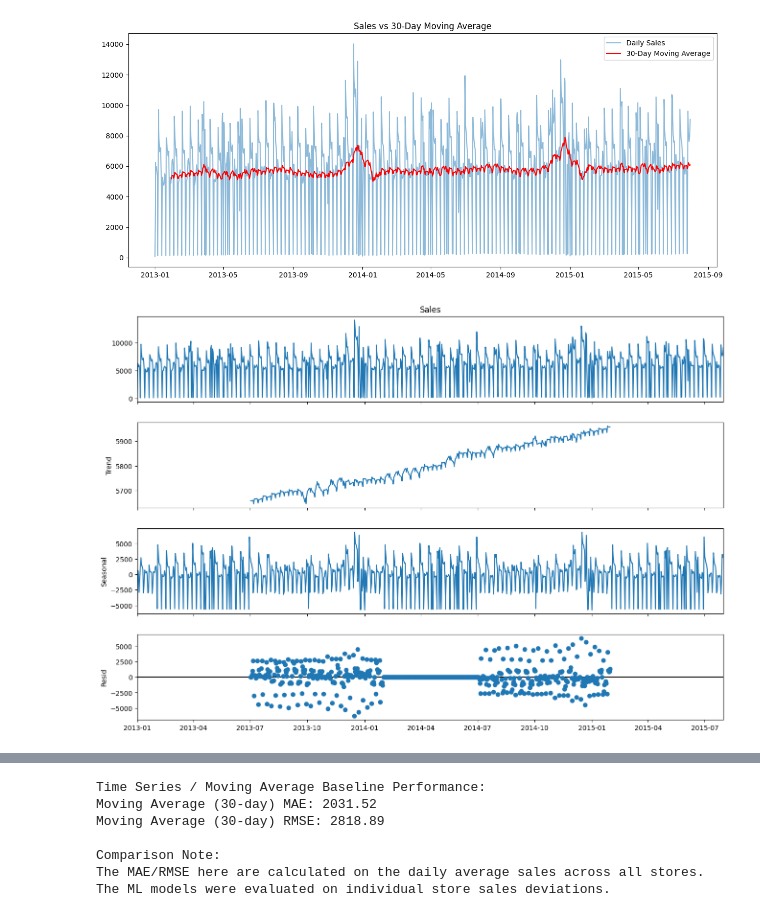
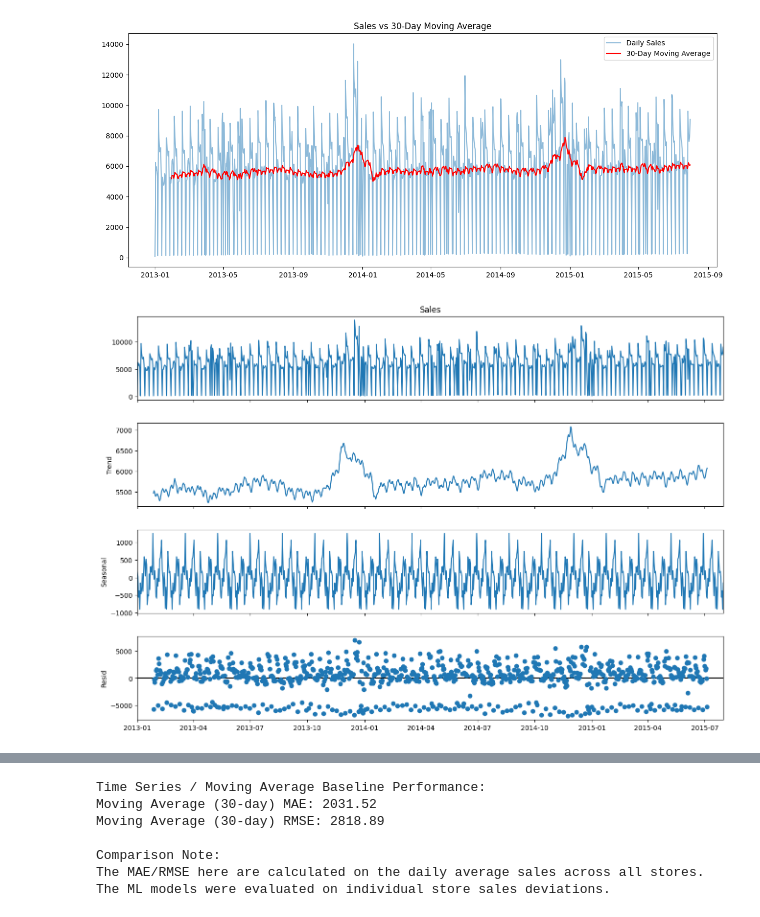
Before and after one commit to jainatshu/FYP_Demand_Forcasting, a Jupyter notebook: Time_Series_Analysis/Time_Series_Analysis.ipynb, the cells around one changed output, grey strips where cells are left out. Cells and saved outputs as stored; diff of their text form; code cells hidden in the pictures.

```diff
--- a/Time_Series_Analysis/Time_Series_Analysis.ipynb
+++ b/Time_Series_Analysis/Time_Series_Analysis.ipynb
@@ -48,13 +63,13 @@ plt.show()
 # %%
 # Time Series Decomposition
 if STATSMODELS_AVAILABLE:
     # Using aggregated data to see overall seasonality
     resample_sales = daily_sales.dropna()
-    result = seasonal_decompose(resample_sales, model='additive', period=365)
+    result = seasonal_decompose(resample_sales, model='additive', period=52)
     fig = result.plot()
     fig.set_size_inches(15, 10)
     plt.show()
 else:
     print("Skipping Time Series Decomposition because statsmodels is not available.")
 # %% [output]
-[figure, old version]
+[figure, new version]
```
Also changed, not shown: parts of 9 cells of this notebook, 17 other files.
